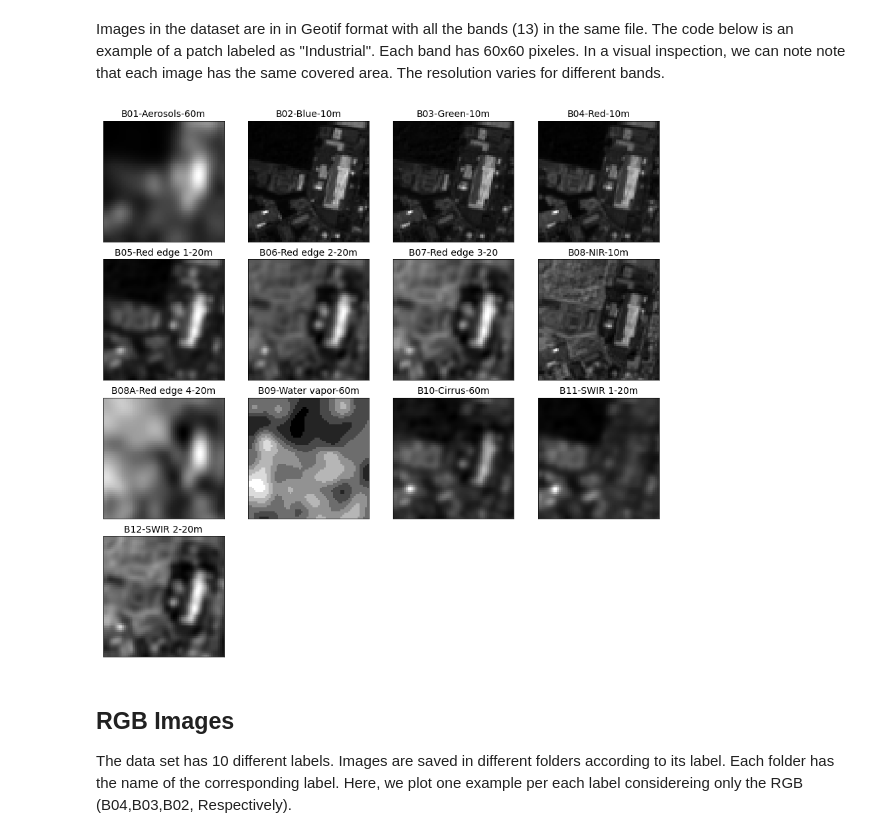
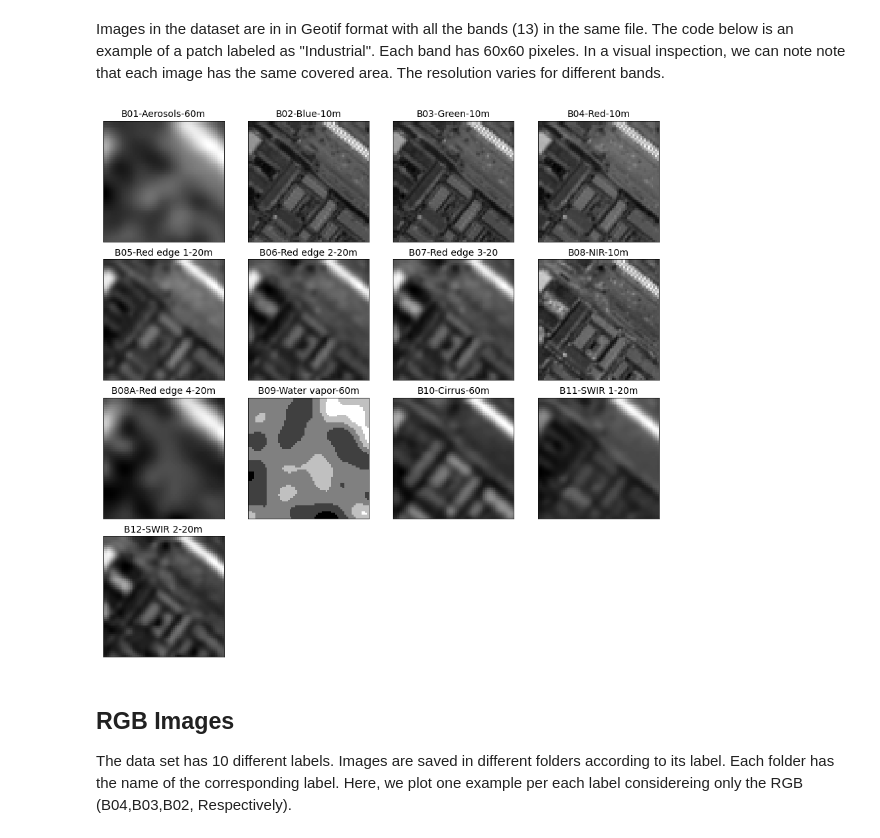
Before and after one commit to Berkeley-Data/irrigation_detection, a Jupyter notebook: notebooks/EuroSat_EDA.ipynb, the cells around one changed output. Saved outputs shown, nothing was run; the diff lists cells and outputs as text; code cells hidden in the pictures.

```diff
--- a/notebooks/EuroSat_EDA.ipynb
+++ b/notebooks/EuroSat_EDA.ipynb
@@ -19,29 +19,29 @@ Images in the dataset are in in Geotif format with all the bands (13) in the sam
 sr_path = '/workspace/app/data/raw/EuroSat/fulldata/Industrial/'
 # os.listdir(sr_path)
 # %%
-band_ds = rasterio.open(sr_path+'Industrial_1.tif')
+band_ds = rasterio.open(sr_path+'Industrial_1000.tif')
 
 plt.figure(figsize=(15,15))
 
 bands_l =['B01-Aerosols-60m','B02-Blue-10m','B03-Green-10m',
           'B04-Red-10m','B05-Red edge 1-20m','B06-Red edge 2-20m',
           'B07-Red edge 3-20','B08-NIR-10m','B08A-Red edge 4-20m',
           'B09-Water vapor-60m','B10-Cirrus-60m','B11-SWIR 1-20m',
           'B12-SWIR 2-20m']
 
 for idx in range(13): # 13 bands
     raster_band = np.array(band_ds.read(idx+1))
     img1 = np.array(raster_band)
 
     plt.subplots_adjust(hspace=.1)
     plt.subplot(4,4,idx+1)
     plt.imshow(img1,interpolation='nearest',cmap='gray')
     plt.xticks([])
     plt.yticks([])
     plt.grid(False)
     plt.title(bands_l[idx], fontsize=14)
 # %% [output]
-[figure, old version]
+[figure, new version]
 # %% [markdown]
 ## RGB Images
 
```
Also changed, not shown: parts of 1 cell of this notebook, 3 other files.
